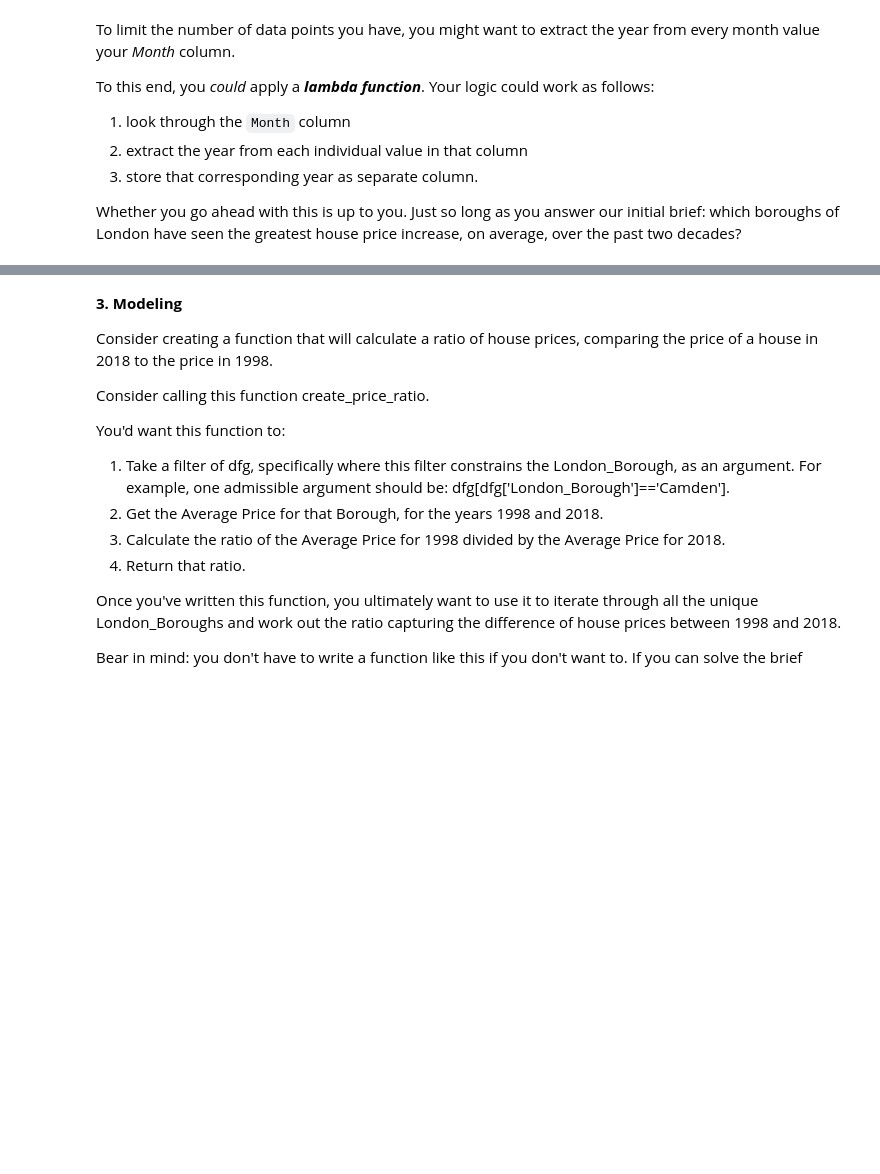
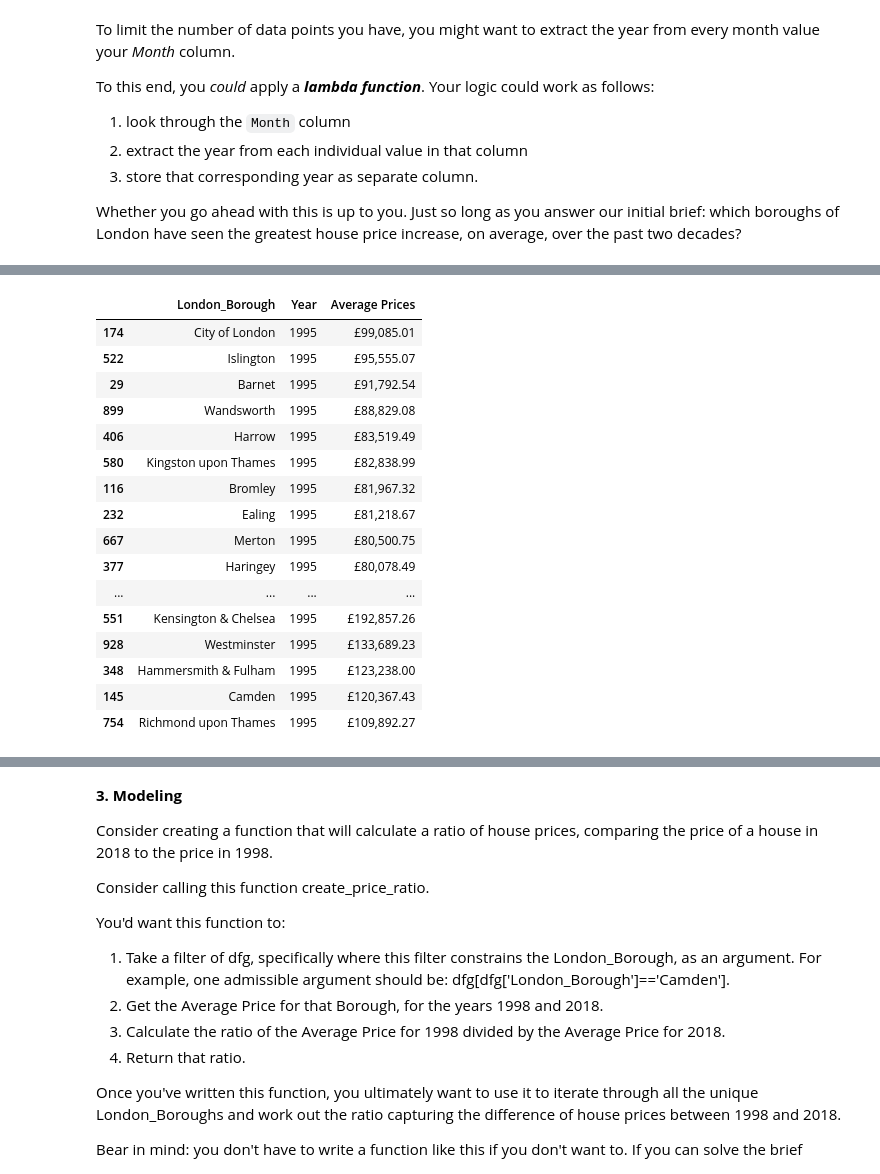
Before and after one commit to QuintenMcMillan/Springboard, a Jupyter notebook: London Housing Case Study - Tier 3.ipynb, the cells around one changed output, grey strips where cells are left out. Saved outputs shown, nothing was run; the diff lists cells and outputs as text; code cells hidden in the pictures; blank space fills up the shorter version.

```diff
--- a/London Housing Case Study - Tier 3.ipynb
+++ b/London Housing Case Study - Tier 3.ipynb
@@ -261 +281,22 @@ dff.head(80)
 80 rows × 3 columns
+# %%
+dff2 = dff[dff['Year']==1995].sort_values('Average Prices', ascending=False)
+dff2
+# %% [output]
+|  | London_Borough | Year | Average Prices |
+| 174 | City of London | 1995 | £99,085.01 |
+| 522 | Islington | 1995 | £95,555.07 |
+| 29 | Barnet | 1995 | £91,792.54 |
+| 899 | Wandsworth | 1995 | £88,829.08 |
+| 406 | Harrow | 1995 | £83,519.49 |
+| 580 | Kingston upon Thames | 1995 | £82,838.99 |
+| 116 | Bromley | 1995 | £81,967.32 |
+| 232 | Ealing | 1995 | £81,218.67 |
+| 667 | Merton | 1995 | £80,500.75 |
+| 377 | Haringey | 1995 | £80,078.49 |
+| ... | ... | ... | ... |
+| 551 | Kensington & Chelsea | 1995 | £192,857.26 |
+| 928 | Westminster | 1995 | £133,689.23 |
+| 348 | Hammersmith & Fulham | 1995 | £123,238.00 |
+| 145 | Camden | 1995 | £120,367.43 |
+| 754 | Richmond upon Thames | 1995 | £109,892.27 |
```
Also changed, not shown: parts of 5 cells of this notebook.
